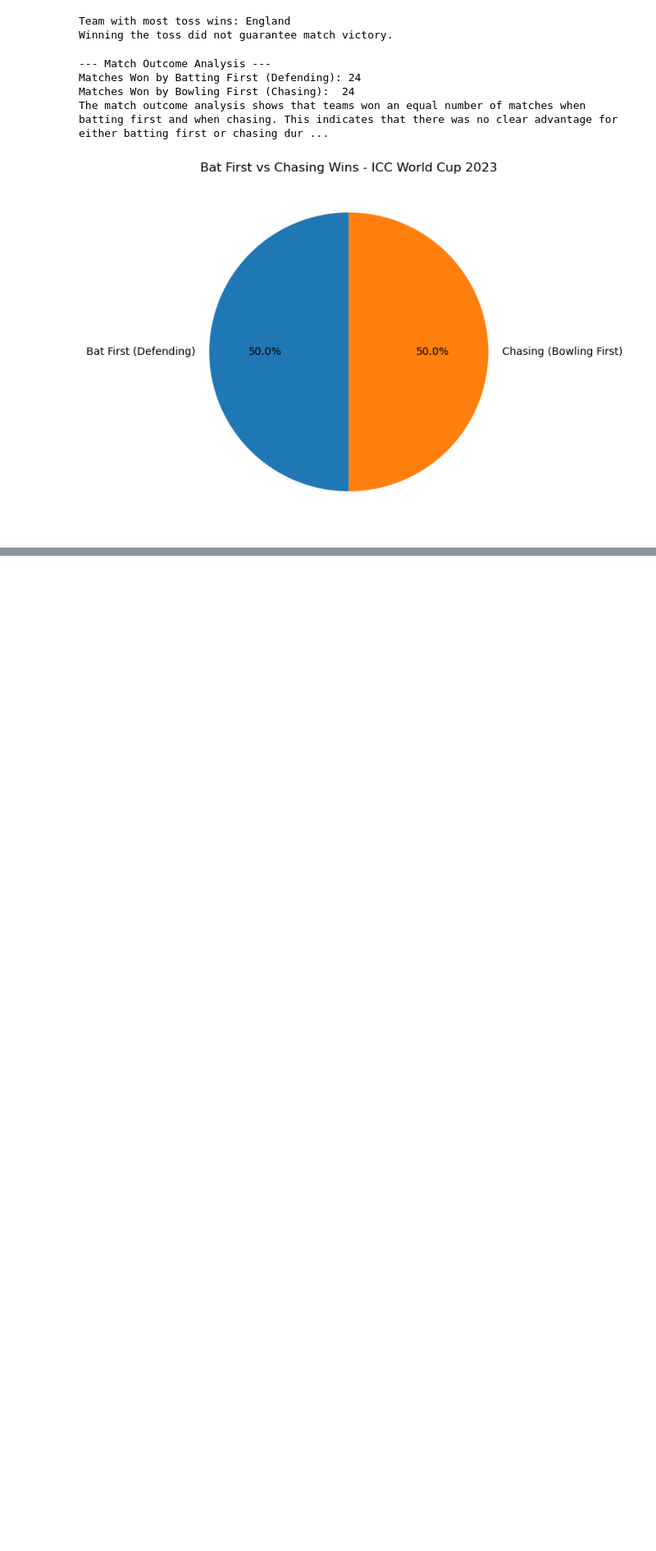
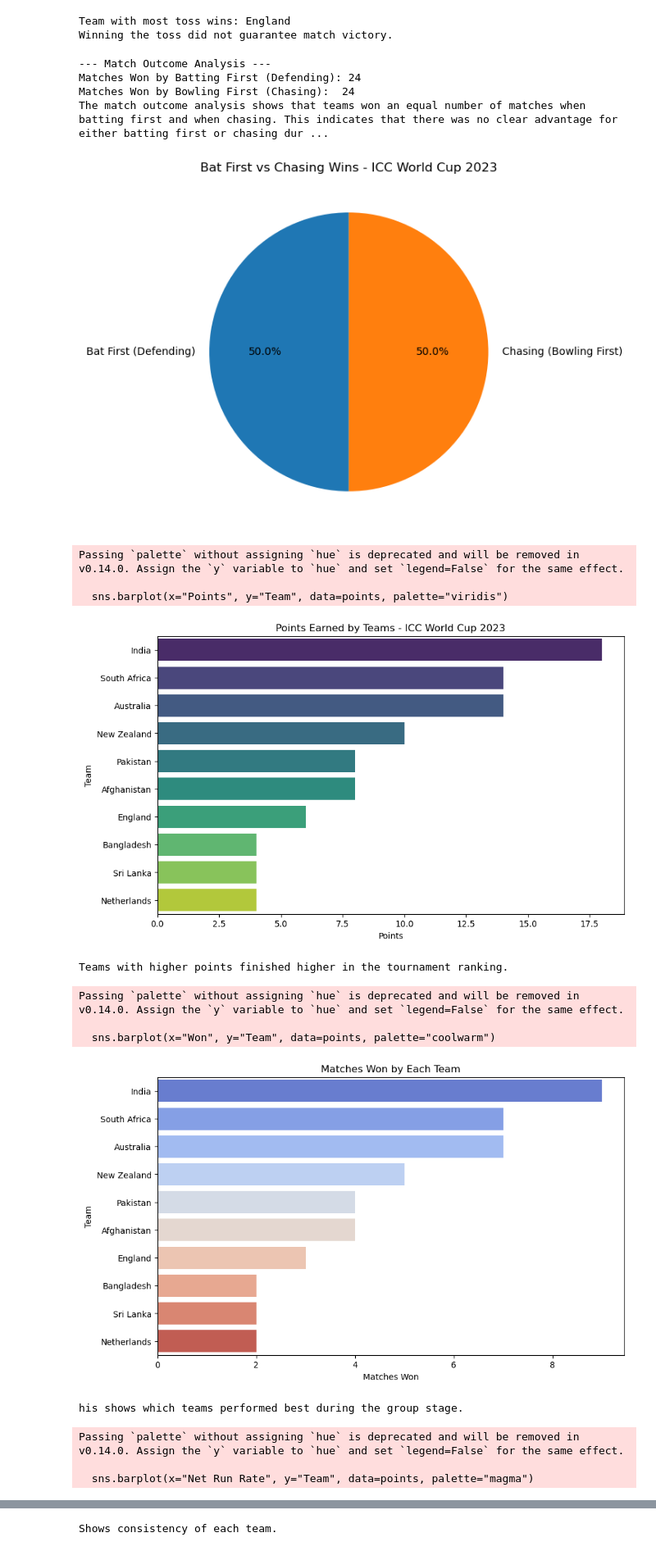
Before and after one commit to Harshal1848/EDA_PROJECT_ICC_ODI_WC_2023, a Jupyter notebook: Analysis.ipynb, the cells around one changed output, grey strips where cells are left out. Shown at 82% size. Saved outputs shown, nothing was run; the diff lists cells and outputs as text; code cells hidden in the pictures; blank space fills up the shorter version.

Commit message:
complete some points analysis

```diff
--- a/Analysis.ipynb
+++ b/Analysis.ipynb
@@ -673,3 +673,73 @@ Matches Won by Batting First (Defending): 24
 Matches Won by Bowling First (Chasing):  24
 The match outcome analysis shows that teams won an equal number of matches when batting first and when chasing. This indicates that there was no clear advantage for either batting first or chasing dur ...
 [figure]
+# %%
+
+
+points = pd.read_csv("points_table.csv")
+
+plt.figure(figsize=(10,6))
+sns.barplot(x="Points", y="Team", data=points, palette="viridis")
+
+plt.title("Points Earned by Teams - ICC World Cup 2023")
+plt.xlabel("Points")
+plt.ylabel("Team")
+
+plt.show()
+
+print("Teams with higher points finished higher in the tournament ranking.")
+
+
+
+plt.figure(figsize=(10,6))
+sns.barplot(x="Won", y="Team", data=points, palette="coolwarm")
+
+plt.title("Matches Won by Each Team")
+plt.xlabel("Matches Won")
+plt.ylabel("Team")
+
+plt.show()
+
+print("his shows which teams performed best during the group stage.")
+
+
+
+plt.figure(figsize=(10,6))
+sns.barplot(x="Net Run Rate", y="Team", data=points, palette="magma")
+
+plt.title("Net Run Rate Comparison")
+plt.xlabel("Net Run Rate")
+plt.ylabel("Team")
+
+plt.show()
+
+print("Net Run Rate shows how dominant a team was in scoring and restricting runs.")
+
+
+
+points["Win %"] = (points["Won"] / points["Matches"]) * 100
+
+print(points[["Team","Win %"]])
+
+sns.barplot(x="Win %", y="Team", data=points, palette="viridis")
+
+plt.title("Win Percentage by Team")
+plt.xlabel("Win Percentage")
+
+plt.show()
+
+print("Shows consistency of each team.")
+# %% [output]
+Passing `palette` without assigning `hue` is deprecated and will be removed in v0.14.0. Assign the `y` variable to `hue` and set `legend=False` for the same effect.
+
+  sns.barplot(x="Points", y="Team", data=points, palette="viridis")
+[figure, added]
+Teams with higher points finished higher in the tournament ranking.
+Passing `palette` without assigning `hue` is deprecated and will be removed in v0.14.0. Assign the `y` variable to `hue` and set `legend=False` for the same effect.
+
+  sns.barplot(x="Won", y="Team", data=points, palette="coolwarm")
+[figure, added]
+his shows which teams performed best during the group stage.
+Passing `palette` without assigning `hue` is deprecated and will be removed in v0.14.0. Assign the `y` variable to `hue` and set `legend=False` for the same effect.
+
+  sns.barplot(x="Net Run Rate", y="Team", data=points, palette="magma")
@@ -675,0 +763 @@ The match outcome analysis shows that teams won an equal number of matches when
+Shows consistency of each team.
```
Also changed, not shown: parts of 1 cell of this notebook.
